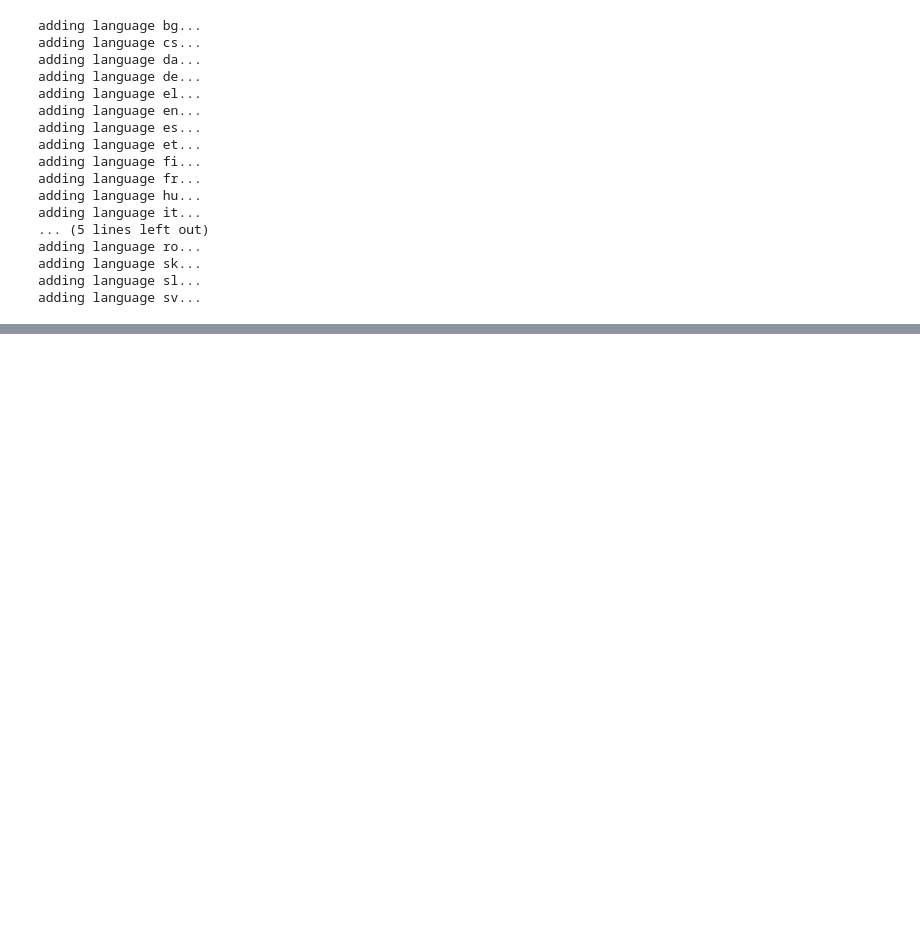
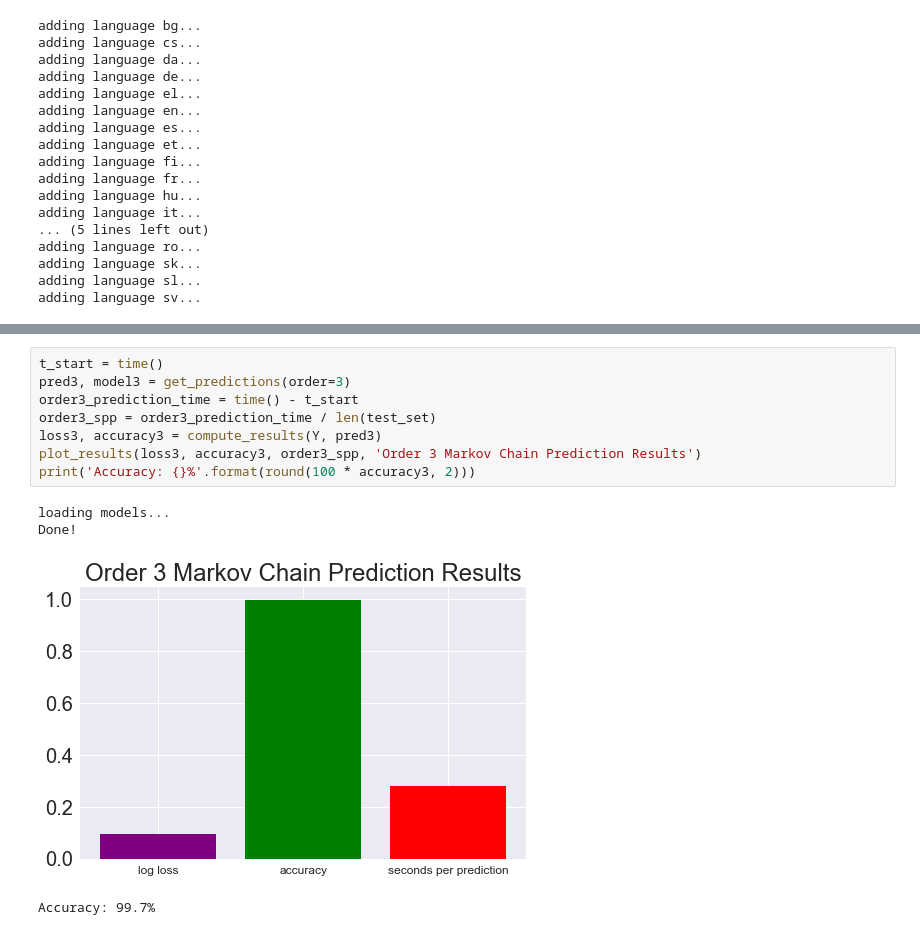
Before and after one commit to AlliedToasters/language_detector, a Jupyter notebook: markov_chain_language_detection.ipynb, the cells around one changed output, grey strips where cells are left out. Saved outputs shown, nothing was run; the diff lists cells and outputs as text; blank space fills up the shorter version.

```diff
--- a/markov_chain_language_detection.ipynb
+++ b/markov_chain_language_detection.ipynb
@@ -153,0 +259,13 @@ It was surprisingly hard to find software to apply this model. I ended up coding
+# %%
+t_start = time()
+pred3, model3 = get_predictions(order=3)
+order3_prediction_time = time() - t_start
+order3_spp = order3_prediction_time / len(test_set)
+loss3, accuracy3 = compute_results(Y, pred3)
+plot_results(loss3, accuracy3, order3_spp, 'Order 3 Markov Chain Prediction Results')
+print('Accuracy: {}%'.format(round(100 * accuracy3, 2)))
+# %% [output]
+loading models...
+Done!
+[figure, added]
+Accuracy: 99.7%
```
Also changed, not shown: parts of 27 cells of this notebook.
